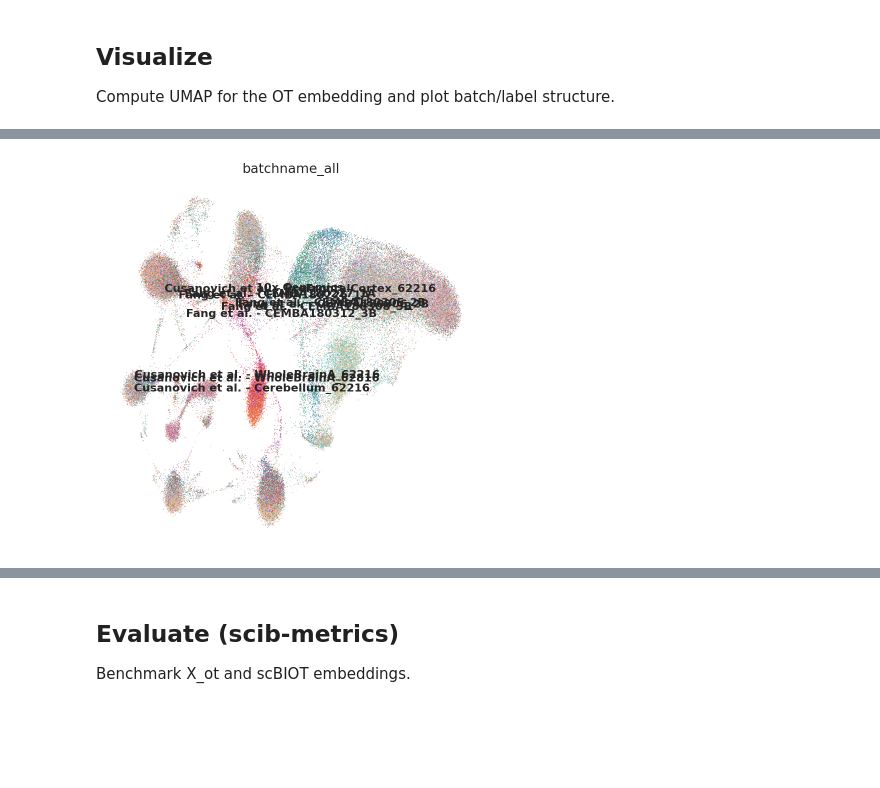
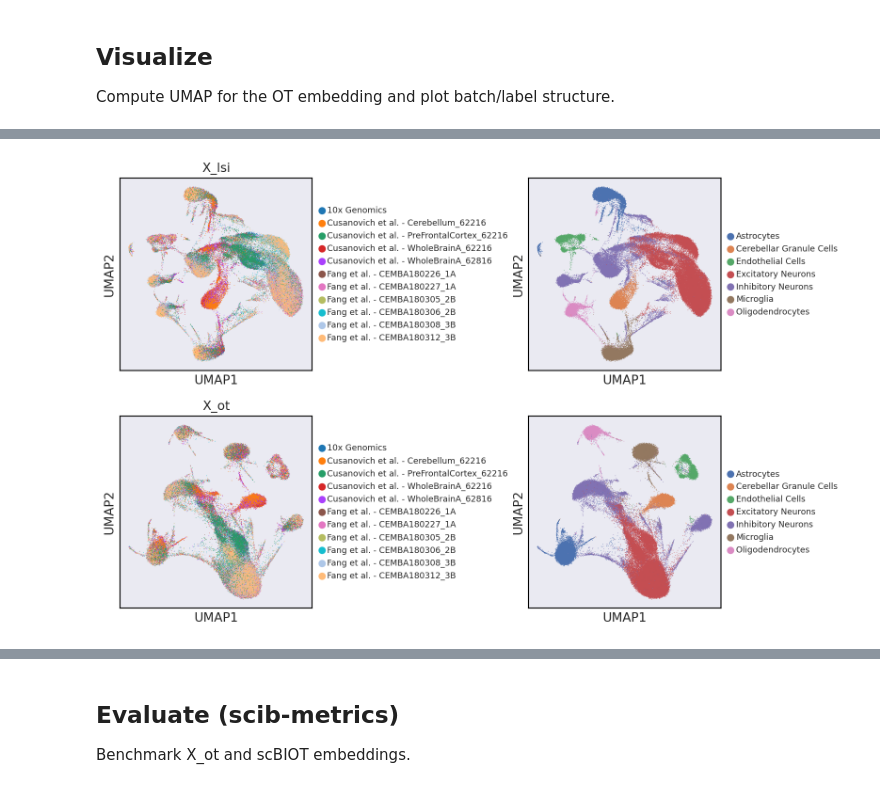
Before and after one commit to haihuilab/scbiot, a Jupyter notebook: examples/atac_brain_large_window_integration.ipynb, the cells around one changed output, grey strips where cells are left out. Saved outputs shown, nothing was run; the diff lists cells and outputs as text; code cells hidden in the pictures; blank space fills up the shorter version.

```diff
--- a/examples/atac_brain_large_window_integration.ipynb
+++ b/examples/atac_brain_large_window_integration.ipynb
@@ -120,11 +116,13 @@ print(metrics)
 ## Visualize
 Compute UMAP for the OT embedding and plot batch/label structure.
 # %%
-# 1. Compute neighbors using Harmony-corrected PCA
-sc.pp.neighbors(adata, use_rep='X_ot', metric='cosine')
-# 2. Run UMAP (optional)
-sc.tl.umap(adata)
 
-# 3. Leiden clustering
-sc.tl.leiden(adata, resolution=0.02, key_added='leiden_X_ot')
-adata
+# same as above, run neighbors/UMAP for the scBIOT embedding
+methods = ["X_lsi", "X_ot"] # "X_lsi",
+leiden_methods = [f'{method}_leiden' for method in methods]
+
+for method, leiden_method in zip(methods, leiden_methods):
+    sc.pp.neighbors(adata, use_rep=method, metric="cosine")
+    sc.tl.umap(adata)
+    adata.obsm[f"X_umap_{method}"] = adata.obsm["X_umap"].copy()
+    sc.tl.leiden(adata, key_added=leiden_method, resolution=0.8)
@@ -139,33 +129,50 @@ AnnData object with n_obs × n_vars = 84813 × 118723
 # %%
-# Top row: color by batch
-sc.pl.embedding(
-    adata,
-    basis="umap",
-    color='batchname_all',
-    frameon=False,
-    legend_loc="on data",
-    legend_fontsize=10,
-    show=False
-)
+import matplotlib.pyplot as plt
+import matplotlib as mpl
+import scanpy as sc
 
-sc.pl.embedding(
-    adata,
-    basis="umap",
-    color='final_cell_label',
-    frameon=False,
-    legend_loc="on data",
-    legend_fontsize=10,
-    show=False
-)
+sc.settings._vector_friendly = True
 
-# Bottom row: color by Leiden clusters
-sc.pl.embedding(
-    adata,
-    basis="umap",
-    color='leiden_X_ot',
-    frameon=False,
-    legend_loc="on data",
-    legend_fontsize=10,
-    show=False
-)
+mpl.rcParams["axes.edgecolor"] = "black"
+mpl.rcParams["axes.linewidth"] = 1.0
+
+def force_border(ax):
+    ax.set_axis_on()
+    ax.set_frame_on(True)
+    ax.patch.set_visible(True)
+    for side in ax.spines.values():
+        side.set_visible(True)
+        side.set_color("black")
+        side.set_linewidth(1.0)
+
+methods = ["X_lsi", "X_ot"]  # <-- put your two embeddings here
+# e.g. ["scBIOT", "harmony"] or ["scBIOT", "baseline"]
+
+fig, axes = plt.subplots(2, 2, figsize=(10.5, 6.5), squeeze=False)
+
+for r, method in enumerate(methods):
+    basis = f"X_umap_{method}"
+    axL = axes[r, 0]   # left col: batch
+    axR = axes[r, 1]   # right col: label
+
+    sc.pl.embedding(
+        adata, basis=basis, color="batchname_all",
+        frameon=True, ax=axL, show=False,
+        legend_loc="right margin", legend_fontsize=8, title=f"{method}"
+    )
+    axL.set_box_aspect(1)
+    axL.set_xlabel("UMAP1"); axL.set_ylabel("UMAP2")
+    force_border(axL)
+
+    sc.pl.embedding(
+        adata, basis=basis, color="final_cell_label",
+        frameon=True, ax=axR, show=False,
+        legend_loc="right margin", legend_fontsize=8, title=""
+    )
+    axR.set_box_aspect(1)
+    axR.set_xlabel("UMAP1"); axR.set_ylabel("UMAP2")
+    force_border(axR)
+
+plt.tight_layout()
+# fig.savefig("umap_2x2.pdf", dpi=300, transparent=True)
 # %% [output]
@@ -173 +179 @@ sc.pl.embedding(
-[figure, old version]
+[figure, new version]
```
Also changed, not shown: parts of 21 cells of this notebook, 45 other files.
